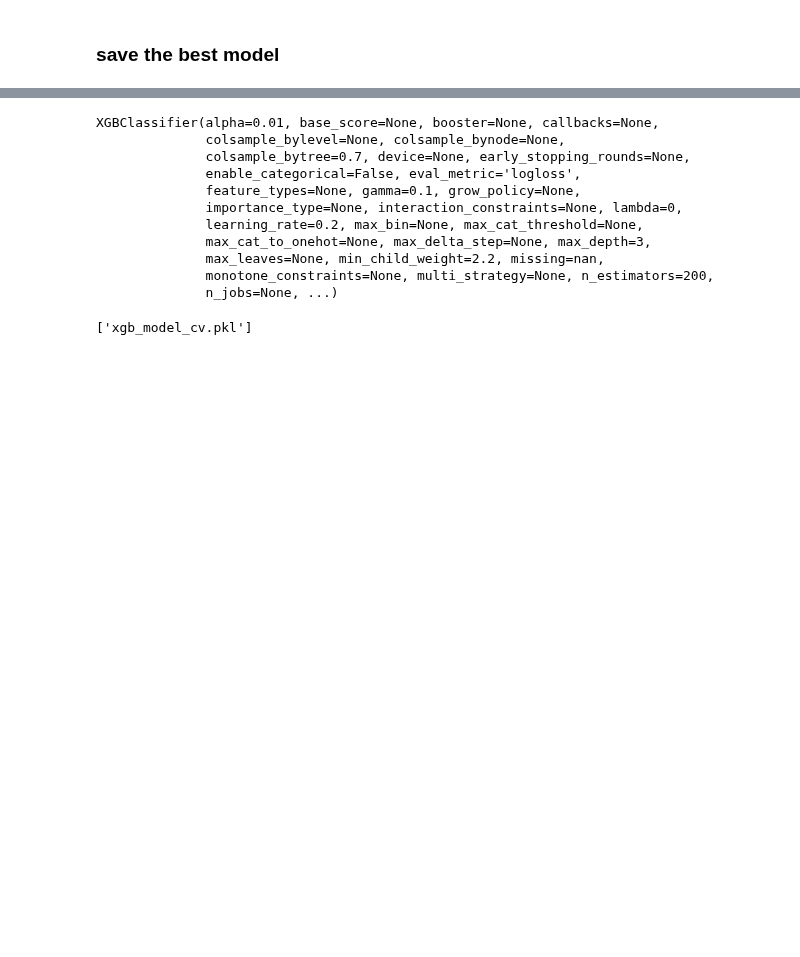
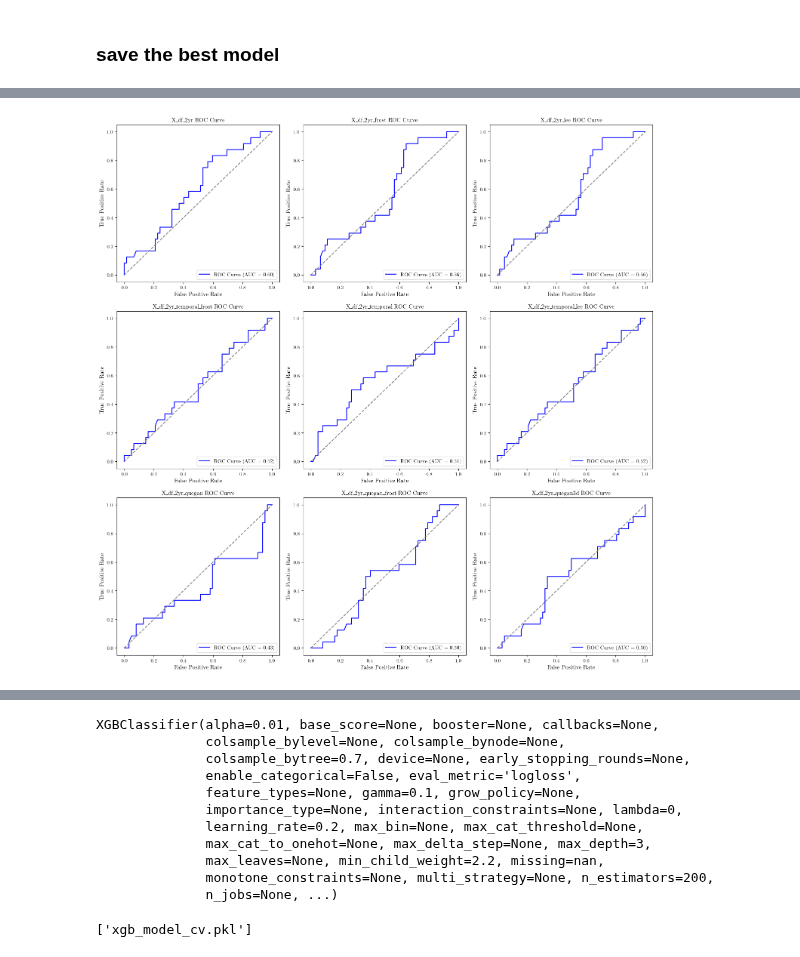
Before and after one commit to ol-webb/tree_gaps4, a Jupyter notebook: all_gaps_mk2/main1 - Copy.ipynb, the cells around one changed output, grey strips where cells are left out. Saved outputs shown, nothing was run; the diff lists cells and outputs as text; code cells hidden in the pictures; blank space fills up the shorter version.

```diff
--- a/all_gaps_mk2/main1 - Copy.ipynb
+++ b/all_gaps_mk2/main1 - Copy.ipynb
@@ -3088,0 +3150,57 @@ best_model_params
+# %%
+import matplotlib.pyplot as plt
+
+def plot_roc_curves_grid(model, train_test_splits, dataframes):
+    """
+    Plots ROC curves for multiple datasets in a 3x3 grid.
+
+    Args:
+        model: Trained model to use for predictions.
+        train_test_splits (dict): Dictionary containing train-test splits for various datasets.
+        dataframes (list): List of dataset names as strings.
+
+    Returns:
+        None. Displays a 3x3 grid of ROC curves.
+    """
+    # Create a 3x3 grid for plotting
+    fig, axes = plt.subplots(3, 3, figsize=(15, 15))
+    axes = axes.ravel()  # Flatten the 2D array of axes for easy iteration
+
+    for i, df_name in enumerate(dataframes):
+        # Retrieve the train-test split for the current dataset
+        X_test = train_test_splits[df_name]['X_test'].drop(columns=['area'],axis=1)
+        y_test = train_test_splits[df_name]['y_test']
+
+        # Obtain the predicted probabilities for the positive class
+        y_pred_prob = model.predict_proba(X_test)[:, 1]
+
+        # Compute the ROC curve
+        fpr, tpr, _ = roc_curve(y_test, y_pred_prob)
+
+        # Calculate the AUC score
+        roc_auc = roc_auc_score(y_test, y_pred_prob)
+
+        # Plot the ROC curve on the current subplot
+        axes[i].plot(fpr, tpr, label=f'ROC Curve (AUC = {roc_auc:.2f})', color='blue')
+        axes[i].plot([0, 1], [0, 1], linestyle='--', color='gray')  # Diagonal line for random classifier
+        axes[i].set_xlabel('False Positive Rate')
+        axes[i].set_ylabel('True Positive Rate')
+        axes[i].set_title(f'{df_name} ROC Curve')
+        axes[i].legend(loc='lower right')
+
+    # Adjust layout
+    plt.tight_layout()
+    plt.show()
+
+# Example usage:
+dataframes = [
+    'X_df_2yr', 'X_df_2yr_frost', 'X_df_2yr_lee',
+    'X_df_2yr_temporal_frost', 'X_df_2yr_temporal',
+    'X_df_2yr_temporal_lee', 'X_df_2yr_quegan',
+    'X_df_2yr_quegan_frost', 'X_df_2yr_quegan3d'
+]
+
+# Call the function to plot the ROC curves in a grid
+plot_roc_curves_grid(bm_cv, train_test_splits, dataframes)
+# %% [output]
+[figure, added]
```
Also changed, not shown: parts of 16 cells of this notebook, 2 other files.
